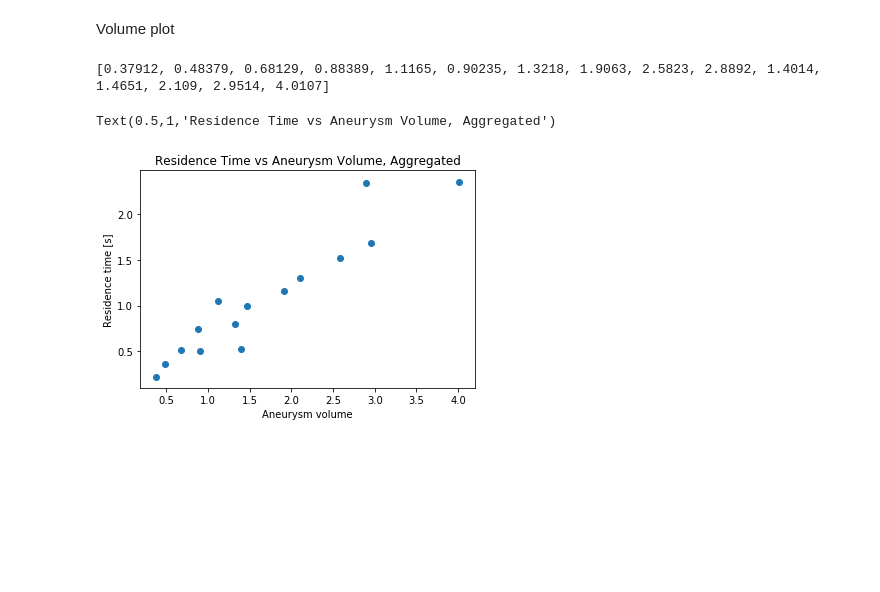
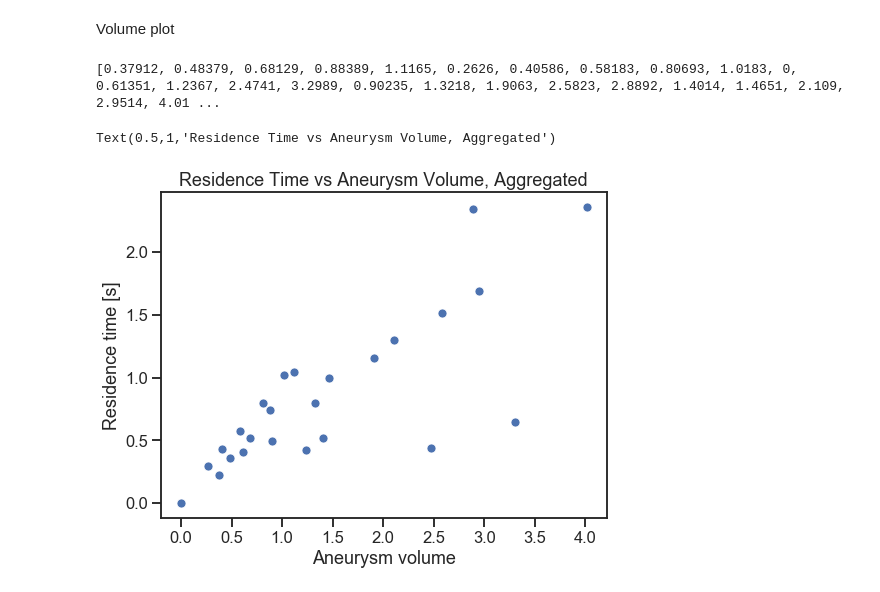
Before and after one commit to StanfordCBCL/KD-project, a Jupyter notebook: RT Visualization.ipynb, the cells around one changed output. Cells and saved outputs as stored; diff of their text form; code cells hidden in the pictures; blank space fills up the shorter version.

```diff
--- a/RT Visualization.ipynb
+++ b/RT Visualization.ipynb
@@ -7,3 +7,9 @@ import sys
 import matplotlib.pyplot as plt
 import seaborn as sns
 import pandas as pd
+
+sns.set(rc={"figure.figsize":(8,6)})
+sns.set_style('white', {'axes.spines.right':False})
+sns.set_style('ticks')
+sns.set_context('talk')
+sns.despine(trim=True)
@@ -66,14 +80,15 @@ plotted_shapes = ['ASI2', 'ASI4', 'ASI6']
 # %% [markdown]
 RT vs Shape Index, Prox RCA, stratified by Z-score
 # %%
-fig = plt.figure()
+fig = plt.figure(figsize=(10,10))
 ax = fig.add_subplot(1, 1, 1)
+cur_pos = 'prox'
 
 for z, size in enumerate(z_scores):
     res_times = np.zeros((len(plotted_shapes), len(z_scores)))
     for a, shape in enumerate(plotted_shapes):
-        res_times[a, z] = right_residence_times[shape][z]
-    ax.plot(plotted_shapes, res_times[:,z], label = 'z-score = ' + str(plotted_z_scores[size]), marker='o')
+        res_times[a, z] = right_residence_times[shape][cur_pos][z]
+    ax.plot(plotted_shapes, res_times[:,z]/cycle_time, label = 'z-score = ' + str(plotted_z_scores[size]), marker='o')
 
 
 
@@ -81,7 +96,9 @@ ax.plot(plotted_shapes, [baseline_residence_times[shape] for shape in plotted_sh
 ax.legend(loc='center left', bbox_to_anchor=(1, 0.5))
 #plt.legend()
 plt.xlabel('shape index')
-plt.ylabel('Residence Time in Aneurysmal Region (s)')
+plt.ylabel('Residence Time in Aneurysmal Region (cycles)')
 plt.title('Residence Time vs Shape Index, Proximal RCA')
 plt.show()
+
+print cycle_time
 # %% [output]
@@ -91,19 +132,31 @@ Volume plot
 # %%
 RTs = []
 vols = []
-for longform, data_dict in zip([RTs, vols], [right_residence_times, right_volumes]):
-    for shape in plotted_shapes:
-        longform += data_dict[shape]
+shapes = ['ASI2', 'ASI4', 'ASI6']
+positions = ['prox', 'med', 'dist']
+
+for shape in shapes:
+    for position in positions:
+        if position in right_volumes[shape].keys():
+            vols += right_volumes[shape][position]
+            RTs += right_residence_times[shape][position]
+
+
+# for longform, data_dict in zip([RTs, vols], [right_residence_times, right_volumes]):
+#     for position in positions:
+#         for shape in plotted_shapes:
+#             if position in data_dict.keys(): longform += data_dict[shape]
+
 
 fig = plt.figure()
 ax = fig.add_subplot(1,1,1)
 
 print vols
-ax.scatter(vols, RTs)
+sns.scatterplot(vols, RTs)
 plt.xlabel('Aneurysm volume')
 plt.ylabel('Residence time [s]')
 plt.title('Residence Time vs Aneurysm Volume, Aggregated')
 # %% [output]
-[0.37912, 0.48379, 0.68129, 0.88389, 1.1165, 0.90235, 1.3218, 1.9063, 2.5823, 2.8892, 1.4014, 1.4651, 2.109, 2.9514, 4.0107]
+[0.37912, 0.48379, 0.68129, 0.88389, 1.1165, 0.2626, 0.40586, 0.58183, 0.80693, 1.0183, 0, 0.61351, 1.2367, 2.4741, 3.2989, 0.90235, 1.3218, 1.9063, 2.5823, 2.8892, 1.4014, 1.4651, 2.109, 2.9514, 4.01 ...
 Text(0.5,1,'Residence Time vs Aneurysm Volume, Aggregated')
-[figure, old version]
+[figure, new version]
```
Also changed, not shown: parts of 6 cells of this notebook, 9 other files.
